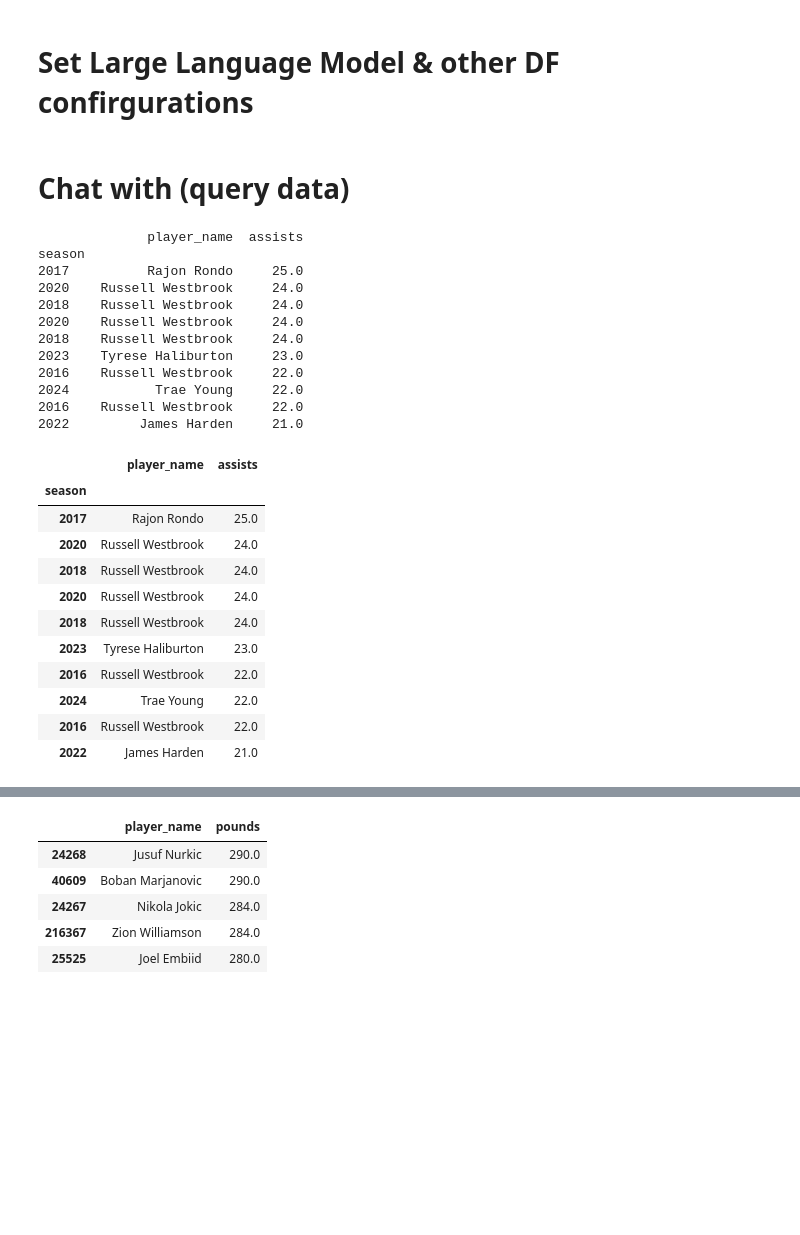
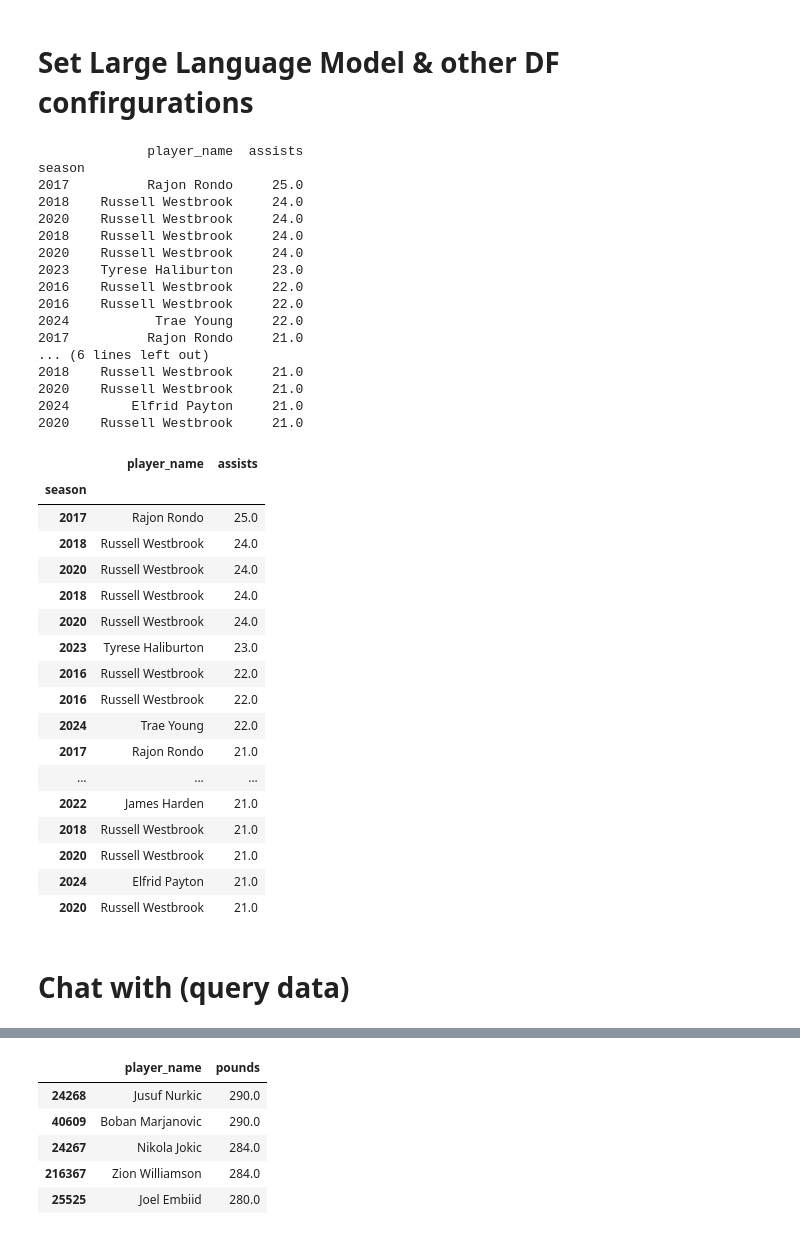
Before and after one commit to conorheffron/nba-stats, a Jupyter notebook: part4-ai-llm-analysis-V3.ipynb, the cells around one changed output, grey strips where cells are left out. Cells and saved outputs as stored; diff of their text form; code cells hidden in the pictures; blank space fills up the shorter version.

```diff
--- a/part4-ai-llm-analysis-V3.ipynb
+++ b/part4-ai-llm-analysis-V3.ipynb
@@ -79,32 +62,43 @@ llm = OpenAI(openai_api_key=openai.api_key)# Default is BambooLLM
 # Set Large Language Model & other DF confirgurations
 # %%
 df_nba = SmartDataframe(df, config={"llm": llm, "conversational": True, "verbose": True})
+# %%
+df_nba.chat("Which are the top 20 player_names by assists?")
+# %% [output]
+              player_name  assists
+season
+2017          Rajon Rondo     25.0
+2018    Russell Westbrook     24.0
+2020    Russell Westbrook     24.0
+2018    Russell Westbrook     24.0
+2020    Russell Westbrook     24.0
+2023    Tyrese Haliburton     23.0
+2016    Russell Westbrook     22.0
+2016    Russell Westbrook     22.0
+2024           Trae Young     22.0
+2017          Rajon Rondo     21.0
+... (6 lines left out)
+2018    Russell Westbrook     21.0
+2020    Russell Westbrook     21.0
+2024        Elfrid Payton     21.0
+2020    Russell Westbrook     21.0
+|  | player_name | assists |
+| season |  |  |
+| 2017 | Rajon Rondo | 25.0 |
+| 2018 | Russell Westbrook | 24.0 |
+| 2020 | Russell Westbrook | 24.0 |
+| 2018 | Russell Westbrook | 24.0 |
+| 2020 | Russell Westbrook | 24.0 |
+| 2023 | Tyrese Haliburton | 23.0 |
+| 2016 | Russell Westbrook | 22.0 |
+| 2016 | Russell Westbrook | 22.0 |
+| 2024 | Trae Young | 22.0 |
+| 2017 | Rajon Rondo | 21.0 |
+| ... | ... | ... |
+| 2022 | James Harden | 21.0 |
+| 2018 | Russell Westbrook | 21.0 |
+| 2020 | Russell Westbrook | 21.0 |
+| 2024 | Elfrid Payton | 21.0 |
+| 2020 | Russell Westbrook | 21.0 |
 # %% [markdown]
 # Chat with (query data)
-# %%
-df_nba.chat("Which are the top 10 player_names by assists?")
-# %% [output]
-              player_name  assists
-season
-2017          Rajon Rondo     25.0
-2020    Russell Westbrook     24.0
-2018    Russell Westbrook     24.0
-2020    Russell Westbrook     24.0
-2018    Russell Westbrook     24.0
-2023    Tyrese Haliburton     23.0
-2016    Russell Westbrook     22.0
-2024           Trae Young     22.0
-2016    Russell Westbrook     22.0
-2022         James Harden     21.0
-|  | player_name | assists |
-| season |  |  |
-| 2017 | Rajon Rondo | 25.0 |
-| 2020 | Russell Westbrook | 24.0 |
-| 2018 | Russell Westbrook | 24.0 |
-| 2020 | Russell Westbrook | 24.0 |
-| 2018 | Russell Westbrook | 24.0 |
-| 2023 | Tyrese Haliburton | 23.0 |
-| 2016 | Russell Westbrook | 22.0 |
-| 2024 | Trae Young | 22.0 |
-| 2016 | Russell Westbrook | 22.0 |
-| 2022 | James Harden | 21.0 |
```
Also changed, not shown: parts of 13 cells of this notebook, 2 other files.
